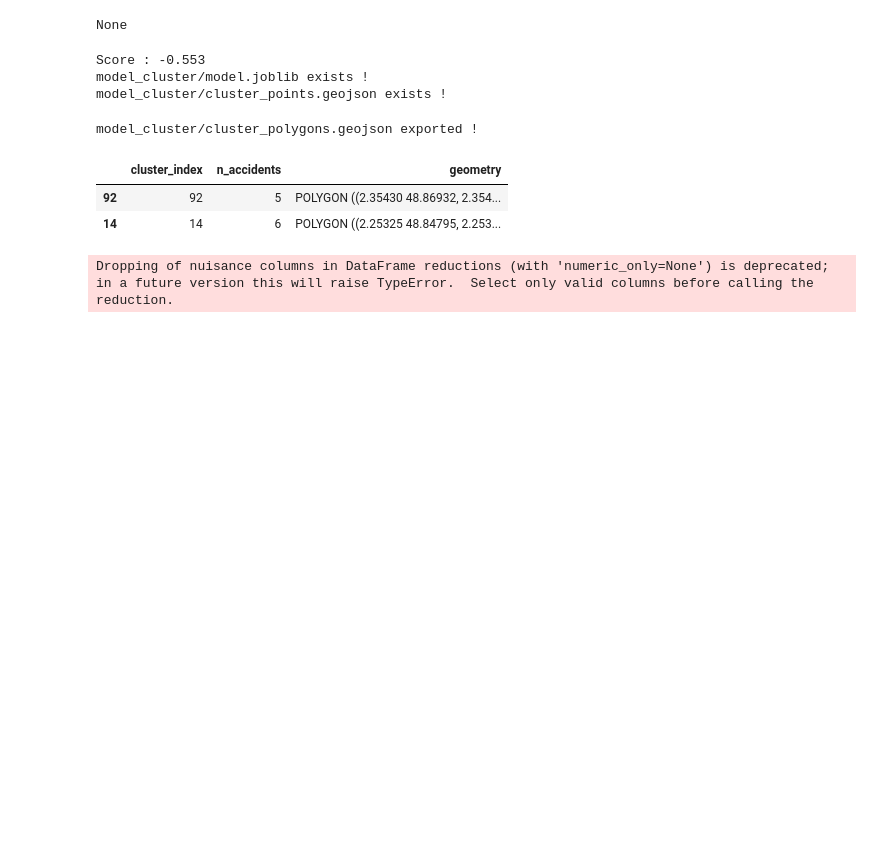
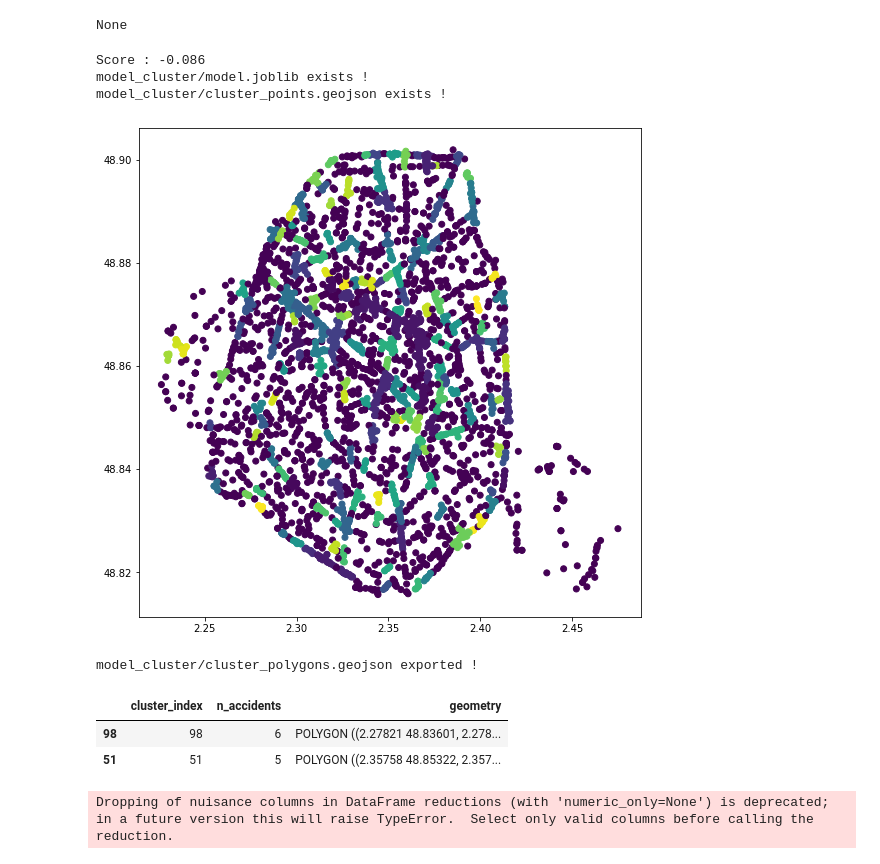
Before and after one commit to MKrouma/2R, a Jupyter notebook: prod/model/model_dev.ipynb, the cells around one changed output. Saved outputs shown, nothing was run; the diff lists cells and outputs as text; code cells hidden in the pictures; blank space fills up the shorter version.

Commit message:
new dbscan model with cluster files - backend.py done

```diff
--- a/prod/model/model_dev.ipynb
+++ b/prod/model/model_dev.ipynb
@@ -318,36 +318,45 @@ def model(df, tune_hyperparam, col_order, overwrite) :
     # arrange col order
     gdf_cluster = gdf_cluster[col_order]
 
     # mask on class -1
     mask = gdf_cluster["cluster"].isin([-1])
     gdf_cluster = gdf_cluster[~mask]
 
     # save to cluster_point_file
     cluster_points_file = deliv_dir + "/cluster_points.geojson"
     if not os.path.exists(cluster_points_file) or overwrite==True :
         gdf_cluster.to_file(cluster_points_file)
         print(f"{cluster_points_file} exported !")
 
     else :
         print(f"{cluster_points_file} exists !")
 
-    return model_file, cluster_points_file
+    return model_file, cluster_points_file, df_cluster
 
 ## RUN
 df = accidents_df
 tune_hyperparam = {
         "eps_in_meters" : 50,
         "num_samples" : 5,
         "metric_dist" : "haversine",
         "algorithm" : "ball_tree"
 }
+tune_hyperparam = {
+    "eps_in_meters" : 140,
+    "num_samples" : 7,
+    "metric_dist" : "haversine",
+    "algorithm" : "ball_tree"
+}
+
 overwrite = False
 keep_col = ["cluster", "catv", "lat", "long", "rad_lat", "rad_long", "geometry"]
-model_file, cluster_points_file = model(df, tune_hyperparam, keep_col, overwrite)
+model_file, cluster_points_file, df_cluster = model(df, tune_hyperparam, keep_col, overwrite)
+plot_clusters(df_cluster)
 # %% [output]
-Score : -0.553
+Score : -0.086
 model_cluster/model.joblib exists !
 model_cluster/cluster_points.geojson exists !
+[figure, added]
 # %%
 def blob_cluster(cluster_points_file, overwrite=False) :
 
@@ -429,8 +438,8 @@ display(clusters_all_gdf.sample(2))
 # %% [output]
 model_cluster/cluster_polygons.geojson exported !
 |  | cluster_index | n_accidents | geometry |
-| 92 | 92 | 5 | POLYGON ((2.35430 48.86932, 2.354... |
-| 14 | 14 | 6 | POLYGON ((2.25325 48.84795, 2.253... |
+| 98 | 98 | 6 | POLYGON ((2.27821 48.83601, 2.278... |
+| 51 | 51 | 5 | POLYGON ((2.35758 48.85322, 2.357... |
 # %%
 clusters_all_gdf.min()
 # %% [output]
```
Also changed, not shown: parts of 1 cell of this notebook, 7 other files.
